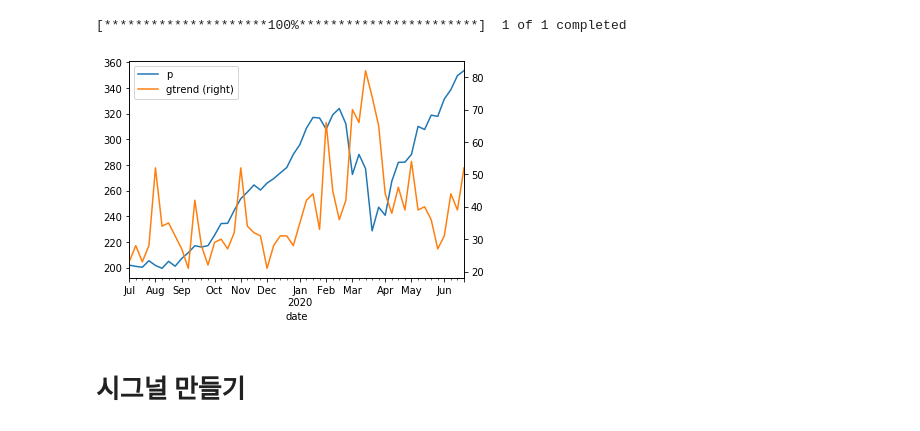
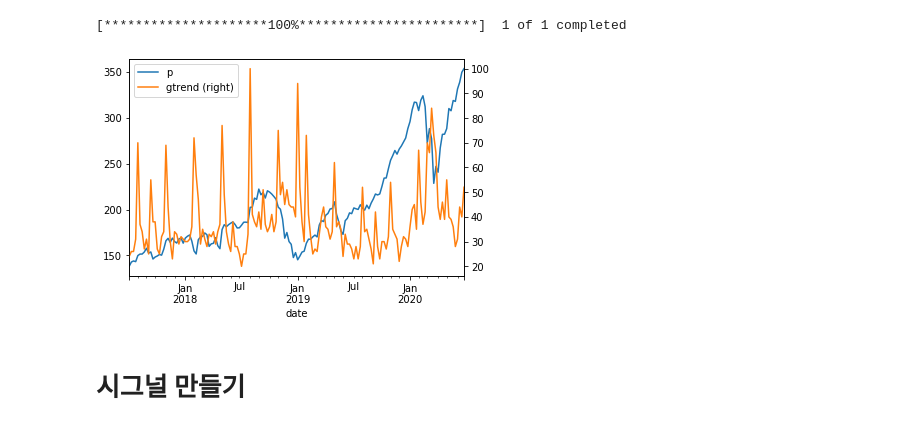
Before and after one commit to gem763/florence, a Jupyter notebook: google trend test.ipynb, the cells around one changed output. Drawn from its saved outputs; the diff is of its cells as text; code cells hidden in the pictures.

```diff
--- a/google trend test.ipynb
+++ b/google trend test.ipynb
@@ -108,9 +163,9 @@ p = get_p('AAPL', gtrend)
 # %% [output]
 [*********************100%***********************]  1 of 1 completed
 # %%
-plot_p_gtrend(p, gtrend, nback=52)
+plot_p_gtrend(p, gtrend, nback=52*3)
 # %% [output]
-[figure, old version]
+[figure, new version]
 # %% [markdown]
 # 시그널 만들기
 # %%
```
Also changed, not shown: parts of 4 cells of this notebook.
